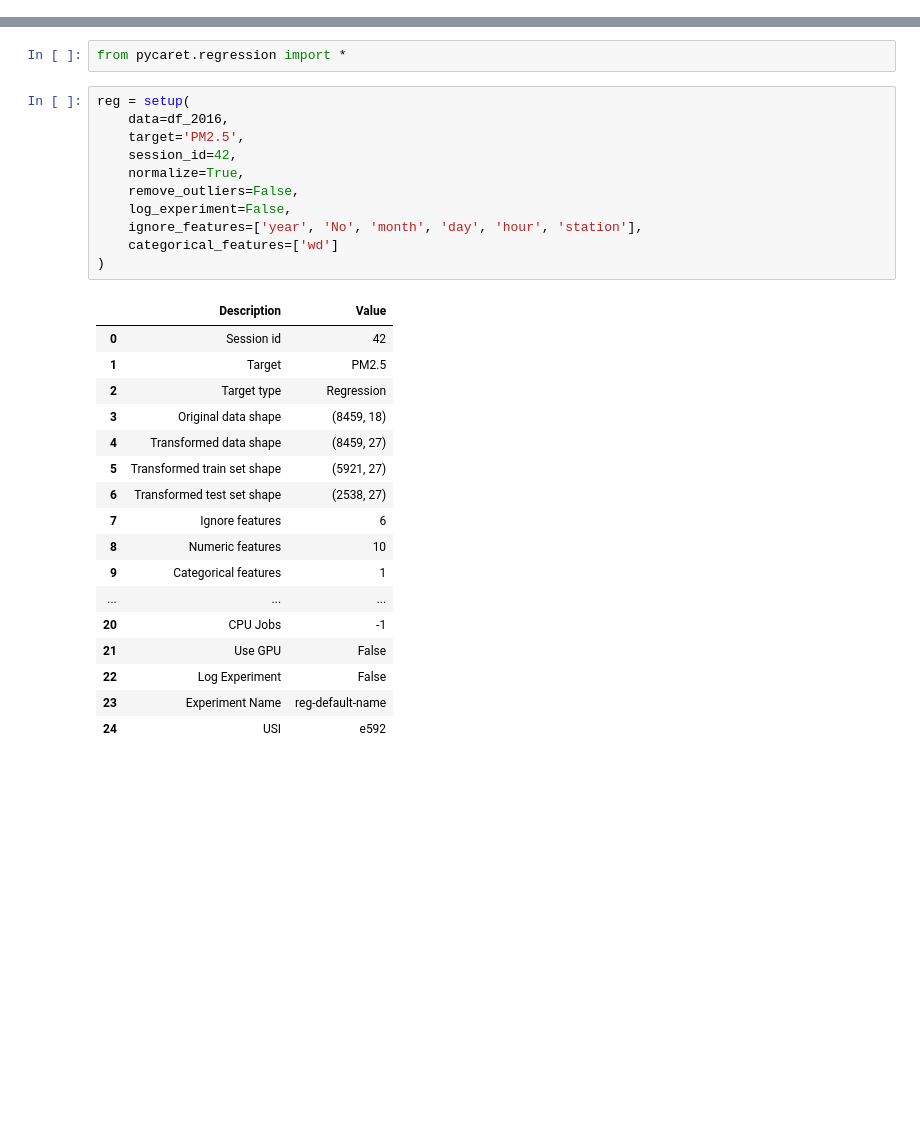
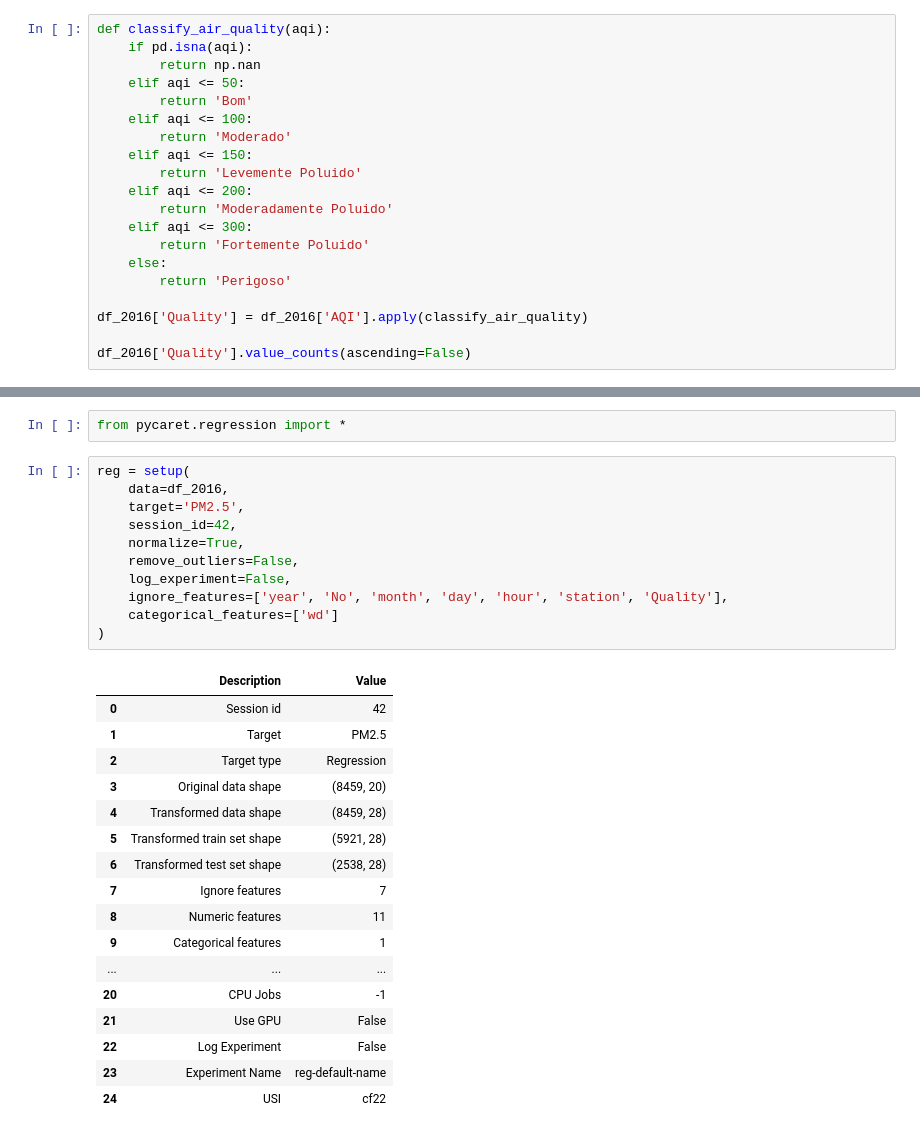
Before and after one commit to yagoschnorr/air-quality-analysis, a Jupyter notebook: analysis.ipynb, the cells around one changed output, grey strips where cells are left out. Drawn from its saved outputs; the diff is of its cells as text; blank space fills up the shorter version.

```diff
--- a/analysis.ipynb
+++ b/analysis.ipynb
@@ -148,0 +244,20 @@ memory usage: 1.2+ MB
+# %%
+def classify_air_quality(aqi):
+    if pd.isna(aqi):
+        return np.nan
+    elif aqi <= 50:
+        return 'Bom'
+    elif aqi <= 100:
+        return 'Moderado'
+    elif aqi <= 150:
+        return 'Levemente Poluido'
+    elif aqi <= 200:
+        return 'Moderadamente Poluido'
+    elif aqi <= 300:
+        return 'Fortemente Poluido'
+    else:
+        return 'Perigoso'
+
+df_2016['Quality'] = df_2016['AQI'].apply(classify_air_quality)
+
+df_2016['Quality'].value_counts(ascending=False)
@@ -523,32 +757,32 @@ from pycaret.regression import *
 # %%
 reg = setup(
     data=df_2016,
     target='PM2.5',
     session_id=42,
     normalize=True,
     remove_outliers=False,
     log_experiment=False,
-    ignore_features=['year', 'No', 'month', 'day', 'hour', 'station'],
+    ignore_features=['year', 'No', 'month', 'day', 'hour', 'station', 'Quality'],
     categorical_features=['wd']
 )
 # %% [output]
 |  | Description | Value |
 | 0 | Session id | 42 |
 | 1 | Target | PM2.5 |
 | 2 | Target type | Regression |
-| 3 | Original data shape | (8459, 18) |
-| 4 | Transformed data shape | (8459, 27) |
-| 5 | Transformed train set shape | (5921, 27) |
-| 6 | Transformed test set shape | (2538, 27) |
-| 7 | Ignore features | 6 |
-| 8 | Numeric features | 10 |
+| 3 | Original data shape | (8459, 20) |
+| 4 | Transformed data shape | (8459, 28) |
+| 5 | Transformed train set shape | (5921, 28) |
+| 6 | Transformed test set shape | (2538, 28) |
+| 7 | Ignore features | 7 |
+| 8 | Numeric features | 11 |
 | 9 | Categorical features | 1 |
 | ... | ... | ... |
 | 20 | CPU Jobs | -1 |
 | 21 | Use GPU | False |
 | 22 | Log Experiment | False |
 | 23 | Experiment Name | reg-default-name |
-| 24 | USI | e592 |
+| 24 | USI | cf22 |
 # %%
 best_models = compare_models()
 # %% [output]
```
Also changed, not shown: parts of 17 cells of this notebook.
